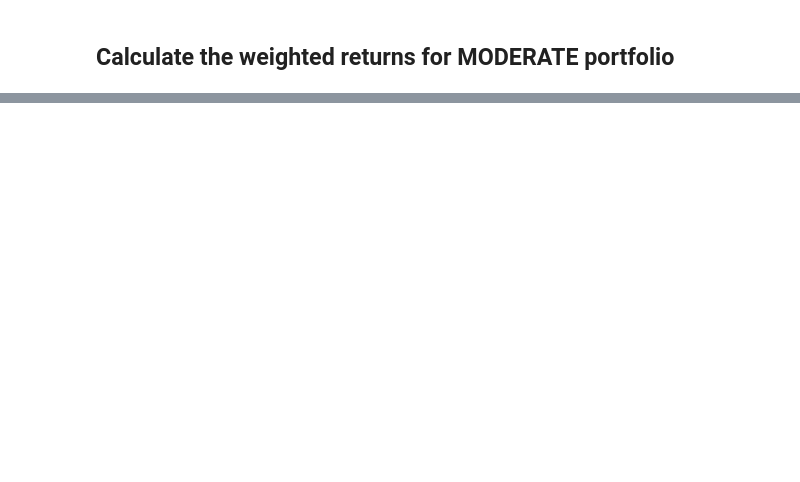
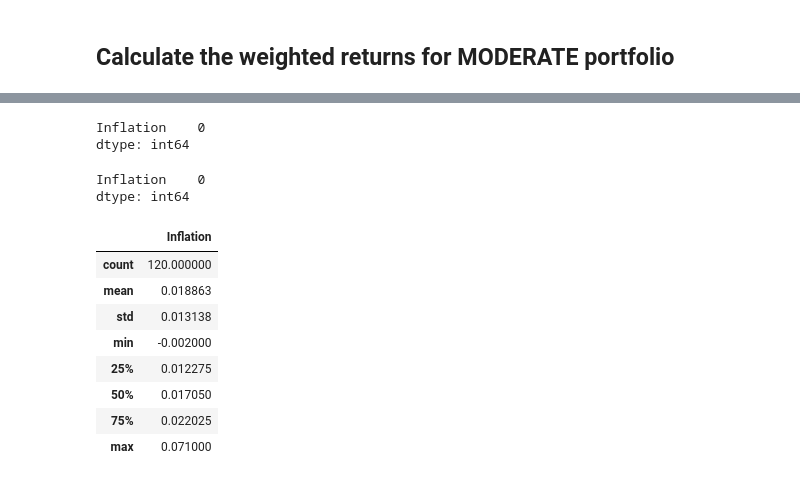
Before and after one commit to GuilleMGN/Group6, a Jupyter notebook: portfolio_inflation_analysis.ipynb, the cells around one changed output, grey strips where cells are left out. Saved outputs shown, nothing was run; the diff lists cells and outputs as text; code cells hidden in the pictures; blank space fills up the shorter version.

```diff
--- a/portfolio_inflation_analysis.ipynb
+++ b/portfolio_inflation_analysis.ipynb
@@ -501,0 +522,6 @@ moderate_df
+# %%
+# Count nulls
+inflation_df.isnull().sum()
+# %% [output]
+Inflation    0
+dtype: int64
@@ -501,0 +531,19 @@ moderate_df
+# %%
+# Verify there are no more nulls
+inflation_df.isnull().sum()
+# %% [output]
+Inflation    0
+dtype: int64
+# %%
+# Describe the inflation data
+inflation_df.describe()
+# %% [output]
+|  | Inflation |
+| count | 120.000000 |
+| mean | 0.018863 |
+| std | 0.013138 |
+| min | -0.002000 |
+| 25% | 0.012275 |
+| 50% | 0.017050 |
+| 75% | 0.022025 |
+| max | 0.071000 |
```
Also changed, not shown: parts of 27 cells of this notebook, 5 other files.
